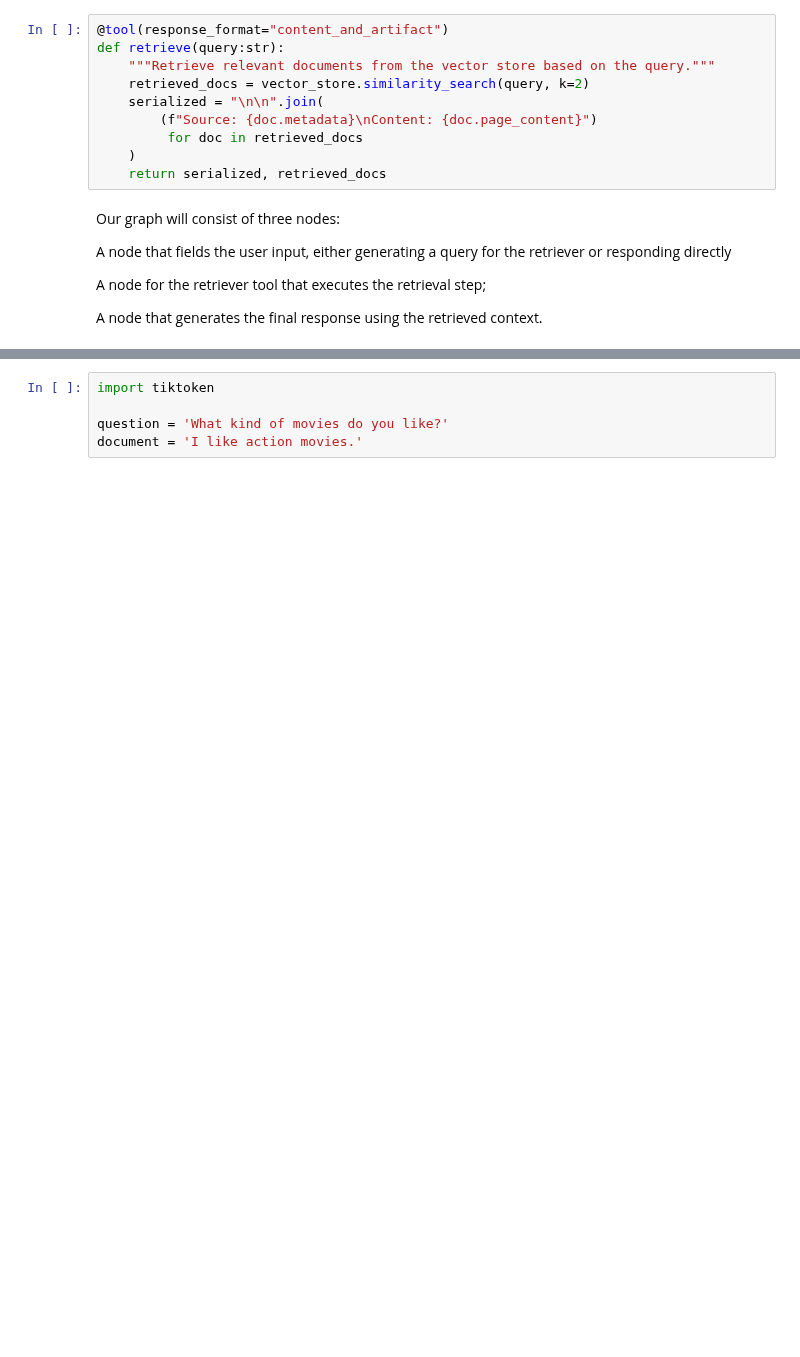
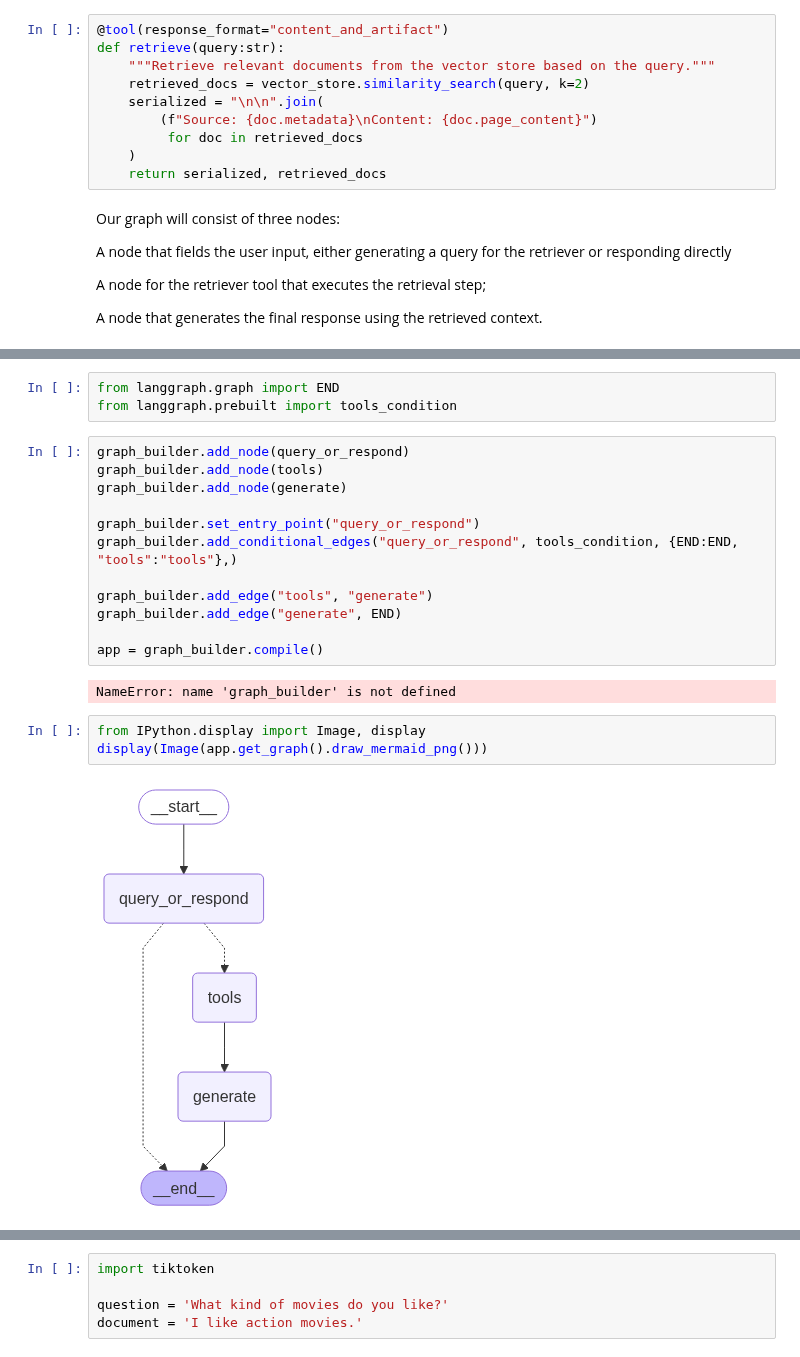
Before and after one commit to chayansraj/Agentic-RAG-with-evalution-Langchain, a Jupyter notebook: rag/setup_rag.ipynb, the cells around one changed output, grey strips where cells are left out. Drawn from its saved outputs; the diff is of its cells as text; blank space fills up the shorter version.

```diff
--- a/rag/setup_rag.ipynb
+++ b/rag/setup_rag.ipynb
@@ -267,0 +313,22 @@ ImportError: cannot import name 'ToolNode' from 'langgraph.prebuilt' (unknown lo
+# %%
+from langgraph.graph import END
+from langgraph.prebuilt import tools_condition
+# %%
+graph_builder.add_node(query_or_respond)
+graph_builder.add_node(tools)
+graph_builder.add_node(generate)
+
+graph_builder.set_entry_point("query_or_respond")
+graph_builder.add_conditional_edges("query_or_respond", tools_condition, {END:END, "tools":"tools"},)
+
+graph_builder.add_edge("tools", "generate")
+graph_builder.add_edge("generate", END)
+
+app = graph_builder.compile()
+# %% [output]
+NameError: name 'graph_builder' is not defined
+# %%
+from IPython.display import Image, display
+display(Image(app.get_graph().draw_mermaid_png()))
+# %% [output]
+[figure, added]
```
Also changed, not shown: parts of 10 cells of this notebook.
